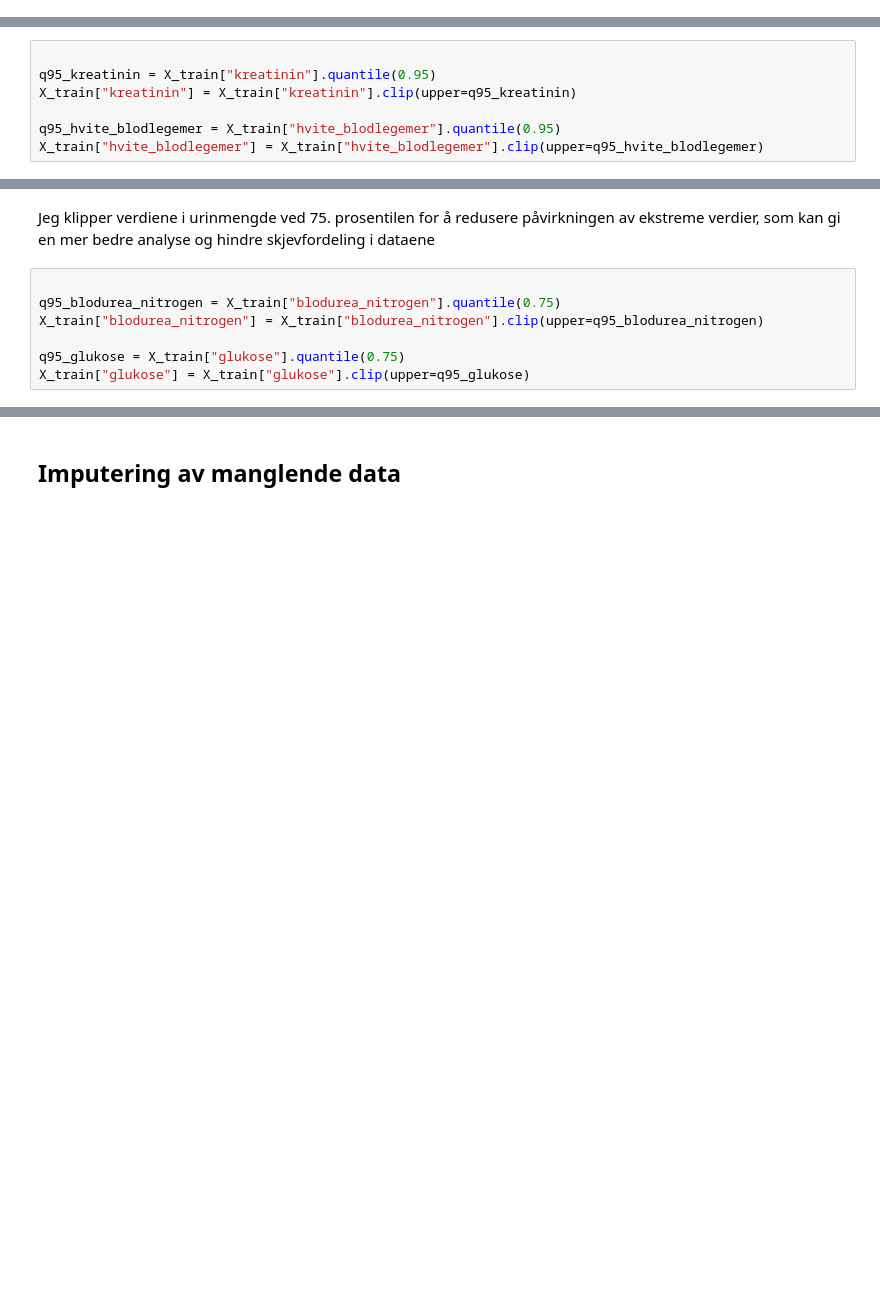
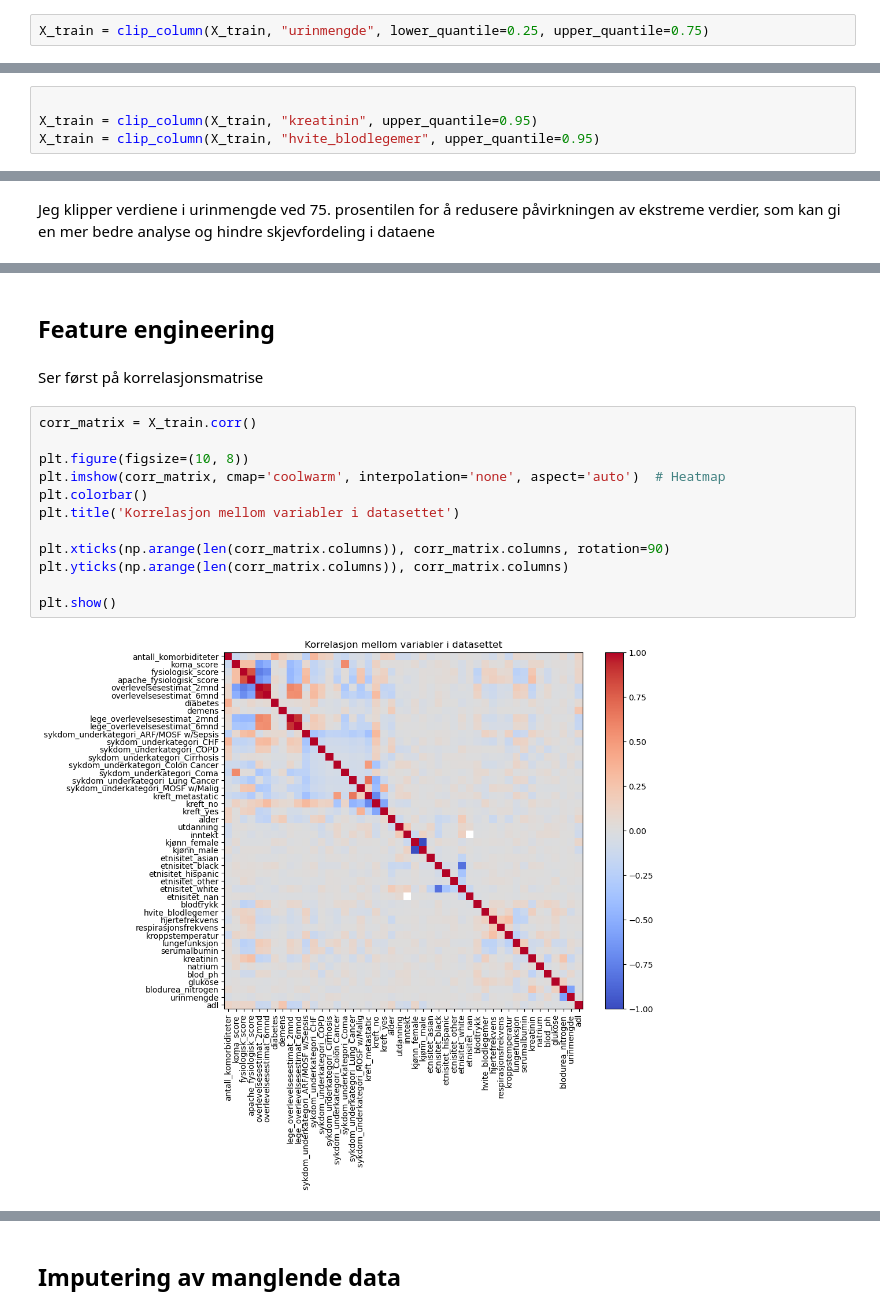
Before and after one commit to EllaSolberg/HospitalLengthofStayEstimation, a Jupyter notebook: Del2.ipynb, the cells around one changed output, grey strips where cells are left out. Drawn from its saved outputs; the diff is of its cells as text; blank space fills up the shorter version.

```diff
--- a/Del2.ipynb
+++ b/Del2.ipynb
@@ -111,3 +248,5 @@ X_train["urinmengde"] = X_train["urinmengde"].clip(lower=q25_urinmengde)
+# %%
+X_train = clip_column(X_train, "urinmengde", lower_quantile=0.25, upper_quantile=0.75)
 # %% [markdown]
 ### Kreatinin og hvite blodlegemer
 # %%
@@ -122,11 +261,8 @@ fig_hvite_blodlegemer.show()
 Jeg klipper verdiene i urinmengde ved 95. prosentilen for å redusere påvirkningen av ekstreme verdier, som kan gi en mer bedre analyse og hindre skjevfordeling i dataene
 # %%
 
-q95_kreatinin = X_train["kreatinin"].quantile(0.95)
-X_train["kreatinin"] = X_train["kreatinin"].clip(upper=q95_kreatinin)
-
-q95_hvite_blodlegemer = X_train["hvite_blodlegemer"].quantile(0.95)
-X_train["hvite_blodlegemer"] = X_train["hvite_blodlegemer"].clip(upper=q95_hvite_blodlegemer)
+X_train = clip_column(X_train, "kreatinin", upper_quantile=0.95)
+X_train = clip_column(X_train, "hvite_blodlegemer", upper_quantile=0.95)
 # %% [markdown]
 ### Blodurea nitrogen og glukose
 # %%
@@ -139,10 +275,3 @@ fig_glukose.update_layout(xaxis_title='glukose', yaxis_title='Verdi')
 fig_glukose.show()
 # %% [markdown]
 Jeg klipper verdiene i urinmengde ved 75. prosentilen for å redusere påvirkningen av ekstreme verdier, som kan gi en mer bedre analyse og hindre skjevfordeling i dataene
-# %%
-
-q95_blodurea_nitrogen = X_train["blodurea_nitrogen"].quantile(0.75)
-X_train["blodurea_nitrogen"] = X_train["blodurea_nitrogen"].clip(upper=q95_blodurea_nitrogen)
-
-q95_glukose = X_train["glukose"].quantile(0.75)
-X_train["glukose"] = X_train["glukose"].clip(upper=q95_glukose)
@@ -150,0 +298,18 @@ X_train["glukose"] = X_train["glukose"].clip(upper=q95_glukose)
+# %% [markdown]
+## Feature engineering
+# %% [markdown]
+Ser først på korrelasjonsmatrise
+# %%
+corr_matrix = X_train.corr()
+
+plt.figure(figsize=(10, 8))
+plt.imshow(corr_matrix, cmap='coolwarm', interpolation='none', aspect='auto')  # Heatmap
+plt.colorbar()
+plt.title('Korrelasjon mellom variabler i datasettet')
+
+plt.xticks(np.arange(len(corr_matrix.columns)), corr_matrix.columns, rotation=90)
+plt.yticks(np.arange(len(corr_matrix.columns)), corr_matrix.columns)
+
+plt.show()
+# %% [output]
+[figure, added]
```
Also changed, not shown: parts of 78 cells of this notebook, 5 other files.
